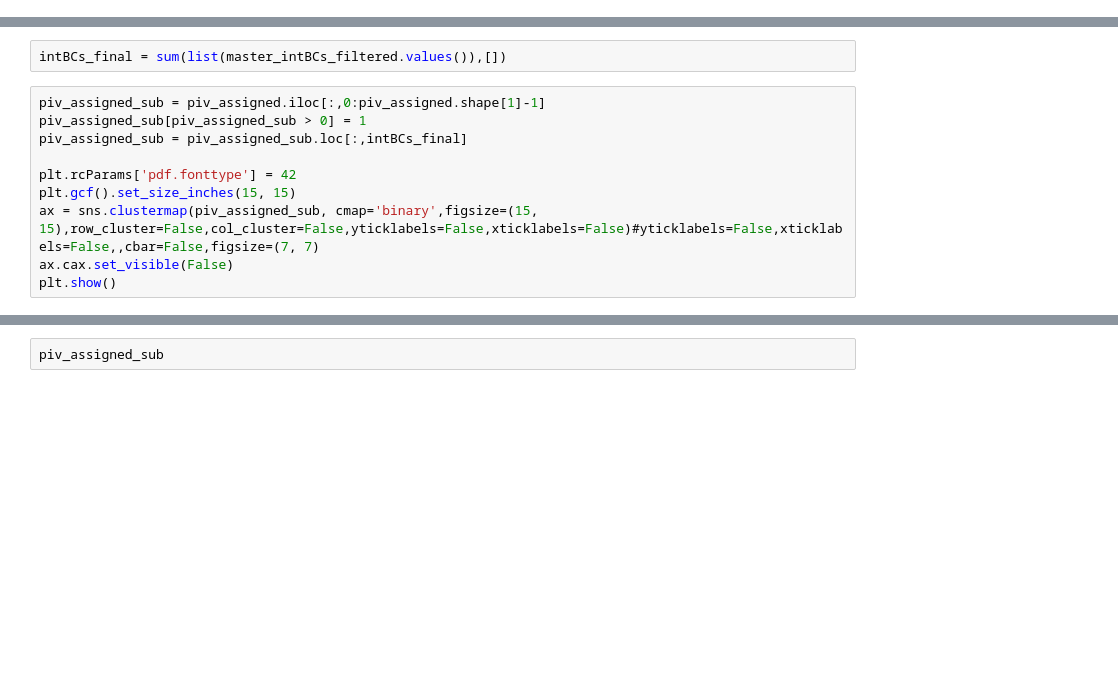
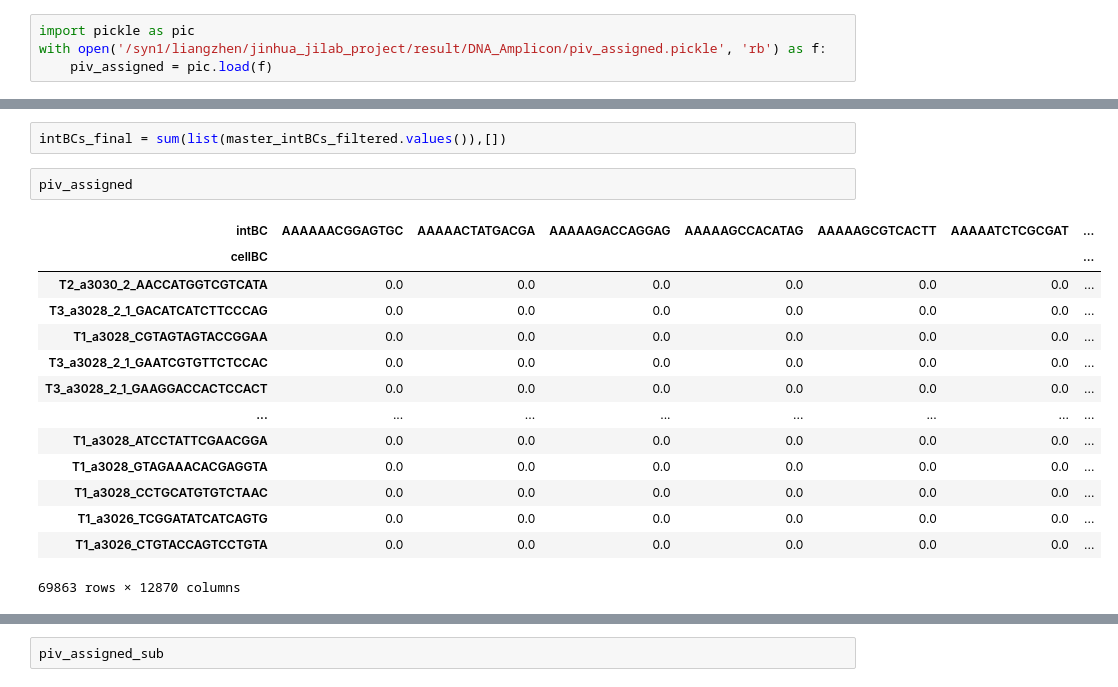
Before and after one commit to liangzhenhou/eTRACER, a Jupyter notebook: LineageTracing/scRNA/step02_clone_detection_and_plot_clonal_dynamics.ipynb, the cells around one changed output, grey strips where cells are left out. Drawn from its saved outputs; the diff is of its cells as text; blank space fills up the shorter version.

```diff
--- a/LineageTracing/scRNA/step02_clone_detection_and_plot_clonal_dynamics.ipynb
+++ b/LineageTracing/scRNA/step02_clone_detection_and_plot_clonal_dynamics.ipynb
@@ -794,0 +795,4 @@ with open('/syn1/liangzhen/jinhua_jilab_project/result/DNA_Amplicon/piv_assigned
+# %%
+import pickle as pic
+with open('/syn1/liangzhen/jinhua_jilab_project/result/DNA_Amplicon/piv_assigned.pickle', 'rb') as f:
+    piv_assigned = pic.load(f)
@@ -831,13 +860,20 @@ with open('/syn1/liangzhen/jinhua_jilab_project/result/DNA_Amplicon/master_intBC
     master_intBCs_filtered = pic.load(f)
 # %%
 intBCs_final = sum(list(master_intBCs_filtered.values()),[])
-# %%
-piv_assigned_sub = piv_assigned.iloc[:,0:piv_assigned.shape[1]-1]
-piv_assigned_sub[piv_assigned_sub > 0] = 1
-piv_assigned_sub = piv_assigned_sub.loc[:,intBCs_final]
-
-plt.rcParams['pdf.fonttype'] = 42
-plt.gcf().set_size_inches(15, 15)
-ax = sns.clustermap(piv_assigned_sub, cmap='binary',figsize=(15, 15),row_cluster=False,col_cluster=False,yticklabels=False,xticklabels=False)#yticklabels=False,xticklabels=False,,cbar=False,figsize=(7, 7)
-ax.cax.set_visible(False)
-plt.show()
+# %%
+piv_assigned
+# %% [output]
+| intBC | AAAAAACGGAGTGC | AAAAACTATGACGA | AAAAAGACCAGGAG | AAAAAGCCACATAG | AAAAAGCGTCACTT | AAAAATCTCGCGAT | ... |
+| cellBC |  |  |  |  |  |  | ... |
+| T2_a3030_2_AACCATGGTCGTCATA | 0.0 | 0.0 | 0.0 | 0.0 | 0.0 | 0.0 | ... |
+| T3_a3028_2_1_GACATCATCTTCCCAG | 0.0 | 0.0 | 0.0 | 0.0 | 0.0 | 0.0 | ... |
+| T1_a3028_CGTAGTAGTACCGGAA | 0.0 | 0.0 | 0.0 | 0.0 | 0.0 | 0.0 | ... |
+| T3_a3028_2_1_GAATCGTGTTCTCCAC | 0.0 | 0.0 | 0.0 | 0.0 | 0.0 | 0.0 | ... |
+| T3_a3028_2_1_GAAGGACCACTCCACT | 0.0 | 0.0 | 0.0 | 0.0 | 0.0 | 0.0 | ... |
+| ... | ... | ... | ... | ... | ... | ... | ... |
+| T1_a3028_ATCCTATTCGAACGGA | 0.0 | 0.0 | 0.0 | 0.0 | 0.0 | 0.0 | ... |
+| T1_a3028_GTAGAAACACGAGGTA | 0.0 | 0.0 | 0.0 | 0.0 | 0.0 | 0.0 | ... |
+| T1_a3028_CCTGCATGTGTCTAAC | 0.0 | 0.0 | 0.0 | 0.0 | 0.0 | 0.0 | ... |
+| T1_a3026_TCGGATATCATCAGTG | 0.0 | 0.0 | 0.0 | 0.0 | 0.0 | 0.0 | ... |
+| T1_a3026_CTGTACCAGTCCTGTA | 0.0 | 0.0 | 0.0 | 0.0 | 0.0 | 0.0 | ... |
+69863 rows × 12870 columns
```
Also changed, not shown: parts of 14 cells of this notebook.
